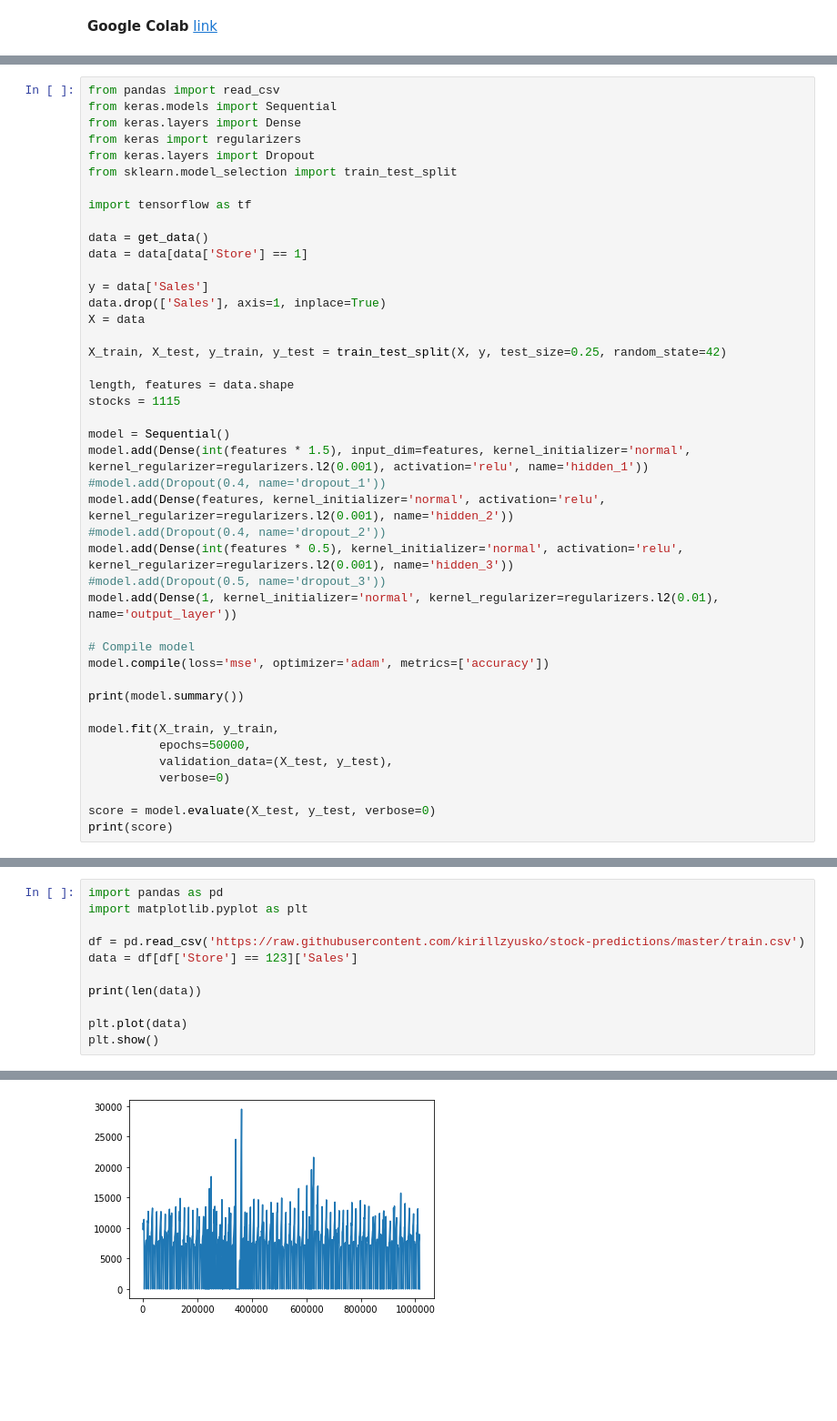
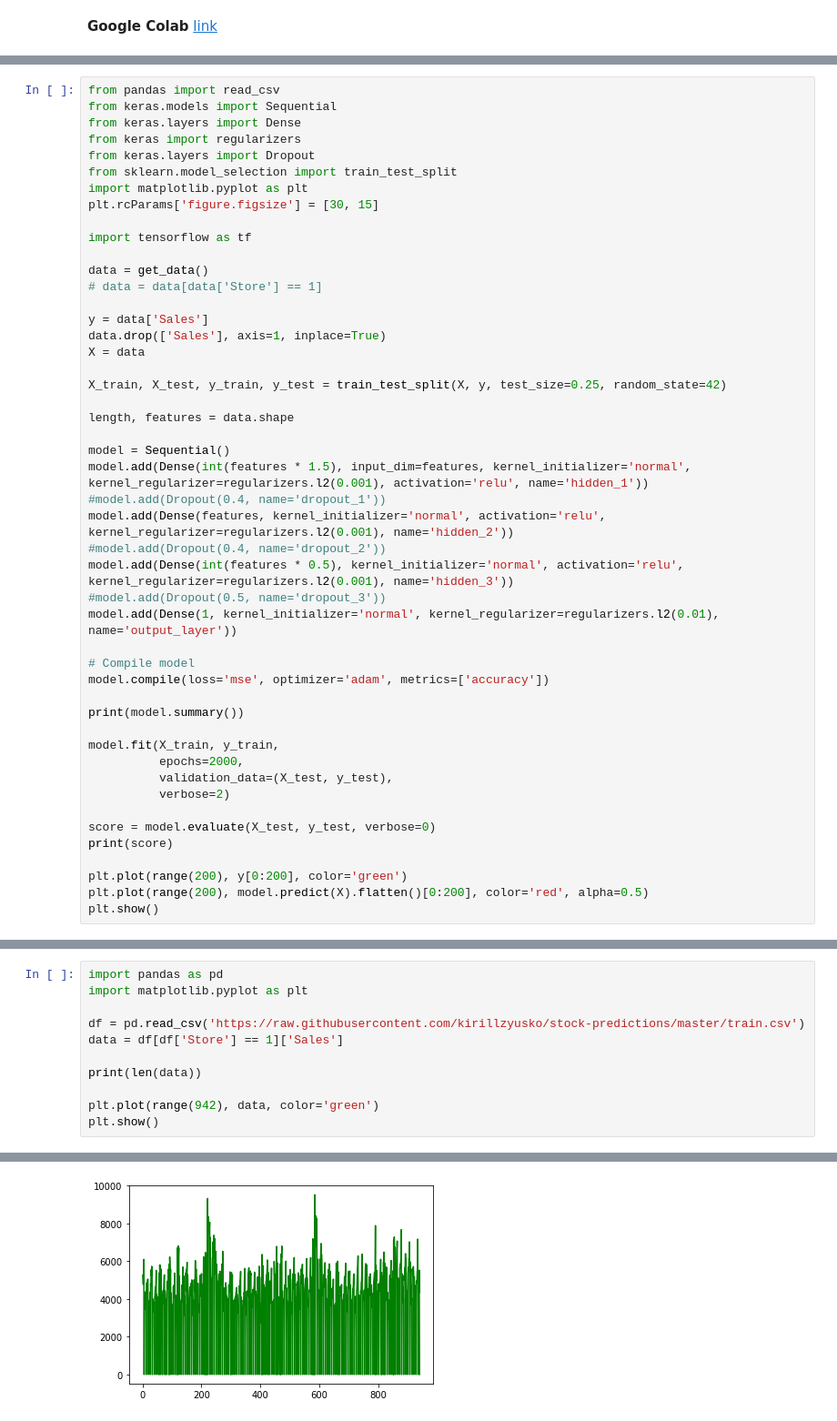
Before and after one commit to kirillzyusko/stock-predictions, a Jupyter notebook: lab.ipynb, the cells around one changed output, grey strips where cells are left out. Shown at 91% size. Cells and saved outputs as stored; diff of their text form; blank space fills up the shorter version.

```diff
--- a/lab.ipynb
+++ b/lab.ipynb
@@ -79,11 +73,13 @@ from keras.layers import Dense
 from keras import regularizers
 from keras.layers import Dropout
 from sklearn.model_selection import train_test_split
+import matplotlib.pyplot as plt
+plt.rcParams['figure.figsize'] = [30, 15]
 
 import tensorflow as tf
 
 data = get_data()
-data = data[data['Store'] == 1]
+# data = data[data['Store'] == 1]
 
 y = data['Sales']
 data.drop(['Sales'], axis=1, inplace=True)
@@ -92,7 +88,6 @@ X = data
 X_train, X_test, y_train, y_test = train_test_split(X, y, test_size=0.25, random_state=42)
 
 length, features = data.shape
-stocks = 1115
 
 model = Sequential()
 model.add(Dense(int(features * 1.5), input_dim=features, kernel_initializer='normal', kernel_regularizer=regularizers.l2(0.001), activation='relu', name='hidden_1'))
@@ -109,10 +104,14 @@ model.compile(loss='mse', optimizer='adam', metrics=['accuracy'])
 print(model.summary())
 
 model.fit(X_train, y_train,
-          epochs=50000,
+          epochs=2000,
           validation_data=(X_test, y_test),
-          verbose=0)
+          verbose=2)
 
 score = model.evaluate(X_test, y_test, verbose=0)
 print(score)
+
+plt.plot(range(200), y[0:200], color='green')
+plt.plot(range(200), model.predict(X).flatten()[0:200], color='red', alpha=0.5)
+plt.show()
 # %% [output]
@@ -136,14 +136,14 @@ None
 # %%
 import pandas as pd
 import matplotlib.pyplot as plt
 
 df = pd.read_csv('https://raw.githubusercontent.com/kirillzyusko/stock-predictions/master/train.csv')
-data = df[df['Store'] == 123]['Sales']
+data = df[df['Store'] == 1]['Sales']
 
 print(len(data))
 
-plt.plot(data)
+plt.plot(range(942), data, color='green')
 plt.show()
 # %% [output]
 942
-[figure, old version]
+[figure, new version]
```
Also changed, not shown: parts of 2 cells of this notebook.
